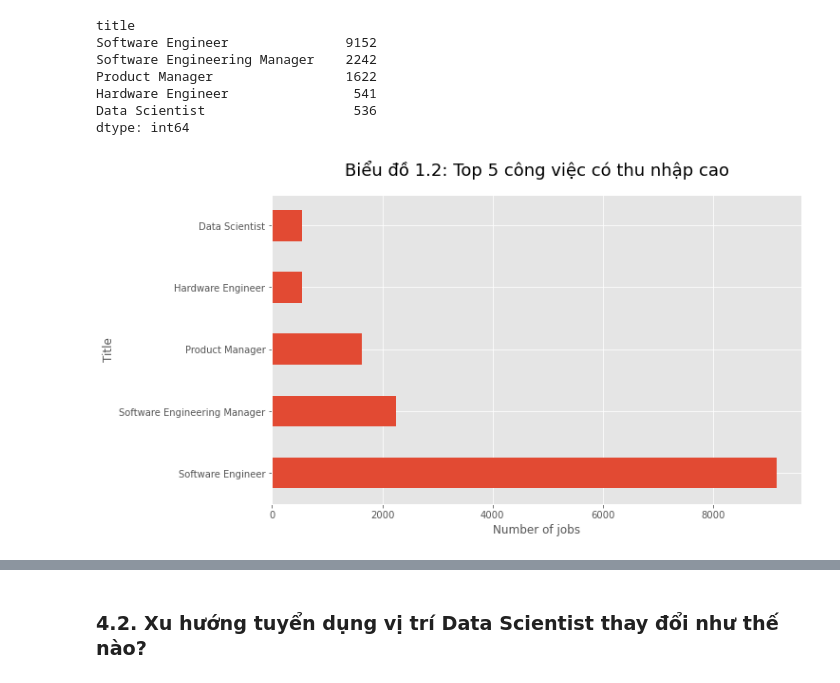
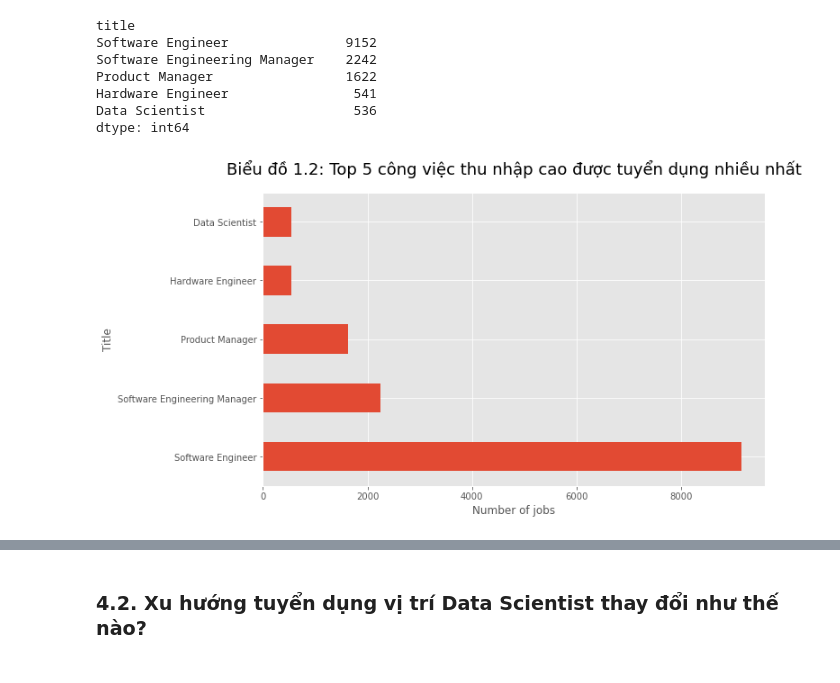
Before and after one commit to TanThinNguyen/P4DS-final-project, a Jupyter notebook: 18120085_18120090.ipynb, the cells around one changed output, grey strips where cells are left out. Cells and saved outputs as stored; diff of their text form; code cells hidden in the pictures.

```diff
--- a/18120085_18120090.ipynb
+++ b/18120085_18120090.ipynb
@@ -248 +268,3 @@ cate_col_profiles_df.T
+# %%
+salary_df.drop(index=46988, inplace=True)
 # %% [markdown]
@@ -371,8 +395,8 @@ dtype: int64
 # %%
 df.iloc[:5].plot.barh(figsize=(10, 6))
 plt.xlabel('Number of jobs')
 plt.ylabel('Title')
 # plt.xticks(rotation=45)
-plt.title('Biểu đồ 1.2: Top 5 công việc có thu nhập cao', fontsize=18, pad=20);
+plt.title('Biểu đồ 1.2: Top 5 công việc thu nhập cao được tuyển dụng nhiều nhất', fontsize=18, pad=20);
 # %% [output]
-[figure, old version]
+[figure, new version]
```
Also changed, not shown: parts of 38 cells of this notebook.
